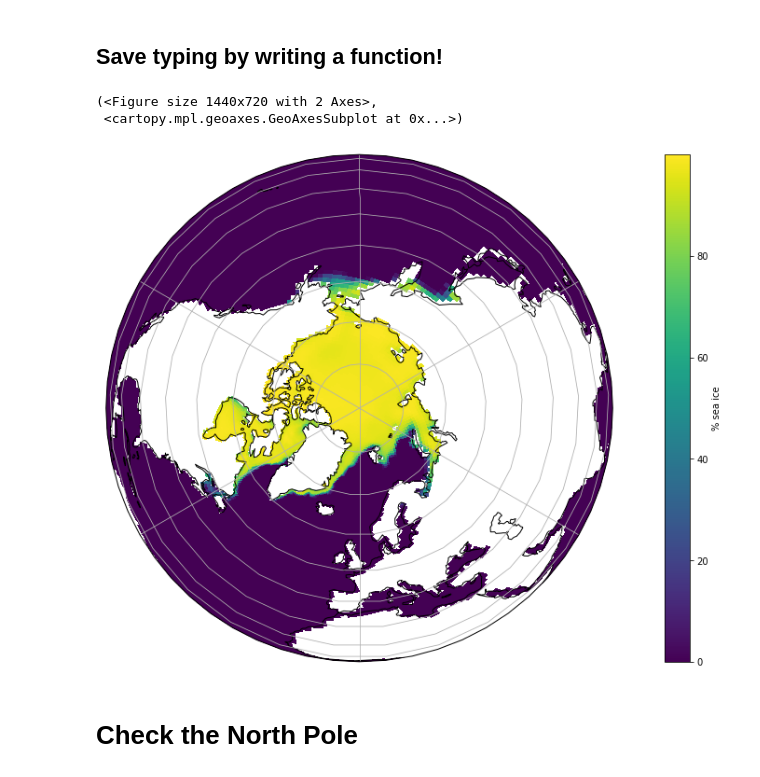
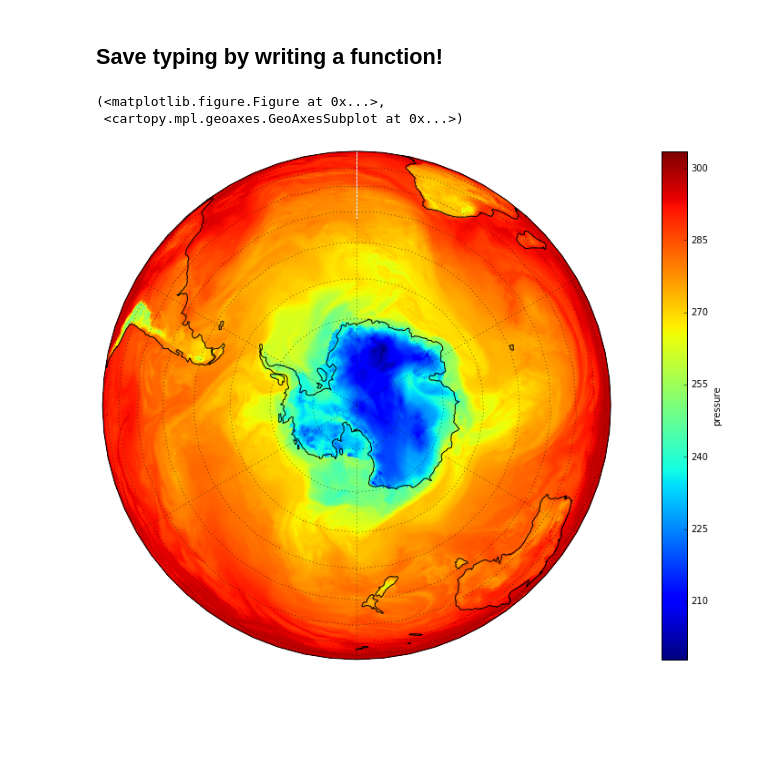
Before and after one commit to escience-academy/2018-06-25-UK-MetOffice-Summer-school, a Jupyter notebook: notebook/plotting.ipynb, the cells around one changed output. Saved outputs shown, nothing was run; the diff lists cells and outputs as text; code cells hidden in the pictures; blank space fills up the shorter version.

```diff
--- a/notebook/plotting.ipynb
+++ b/notebook/plotting.ipynb
@@ -7,0 +14,2 @@ data_set = netCDF4.Dataset(input_directory / "sic_OImon_MPI-ESM-LR_rcp85_r1i1p1_
+# %%
+paths = [download_data('mogreps-g', name) for name in key_names]
@@ -8,3 +29,5 @@ data_set = netCDF4.Dataset(input_directory / "sic_OImon_MPI-ESM-LR_rcp85_r1i1p1_
+# %%
+data_set = netCDF4.Dataset(paths[0])
 # %% [markdown]
 # Convert time numbers to dates
 # %%
@@ -60,7 +82,7 @@ projection=ccrs.PlateCarree()
 fig = plt.figure(figsize=(20, 10))
 ax = fig.add_subplot(111, projection=projection)
 pcm = ax.pcolormesh(
-    data_set['lon'][:], data_set['lat'][:], data_set['sic'][0],
+    data_set['longitude'][:], data_set['latitude'][:], data_set['dew_point_temperature'],
     transform=transform)
 ax.coastlines()
 fig.colorbar(pcm)
@@ -71,24 +93,22 @@ fig.colorbar(pcm)
 ## Save typing by writing a function!
 # %%
 def earth_plot(
-        data_set, variable, time_index, *,
+        data_set, variable, *,
         transform=ccrs.RotatedPole(pole_longitude=180.0, pole_latitude=90),
         projection=ccrs.PlateCarree(), cblabel=None):
     """Create a plot from the `data_set`, using the given transform and projection."""
     fig = plt.figure(figsize=(20, 10))
     ax = fig.add_subplot(111, projection=projection)
     pcm = ax.pcolormesh(
-        data_set['lon'][:], data_set['lat'][:], data_set[variable][time_index],
+        data_set['longitude'][:], data_set['latitude'][:], data_set[variable],
         transform=transform)
     ax.coastlines()
     ax.gridlines()
     fig.colorbar(pcm, label=cblabel or variable)
     return fig, ax
 # %%
-earth_plot(data_set, 'sic', 0, projection=ccrs.Orthographic(central_latitude=90), cblabel='% sea ice')
+earth_plot(data_set, 'dew_point_temperature', projection=ccrs.Orthographic(central_latitude=-90), cblabel='pressure')
 # %% [output]
-(<Figure size 1440x720 with 2 Axes>,
+(<matplotlib.figure.Figure at 0x...>,
  <cartopy.mpl.geoaxes.GeoAxesSubplot at 0x...>)
-[figure, old version]
+[figure, new version]
-# %% [markdown]
-# Check the North Pole
```
Also changed, not shown: parts of 13 cells of this notebook, 3 other files.
